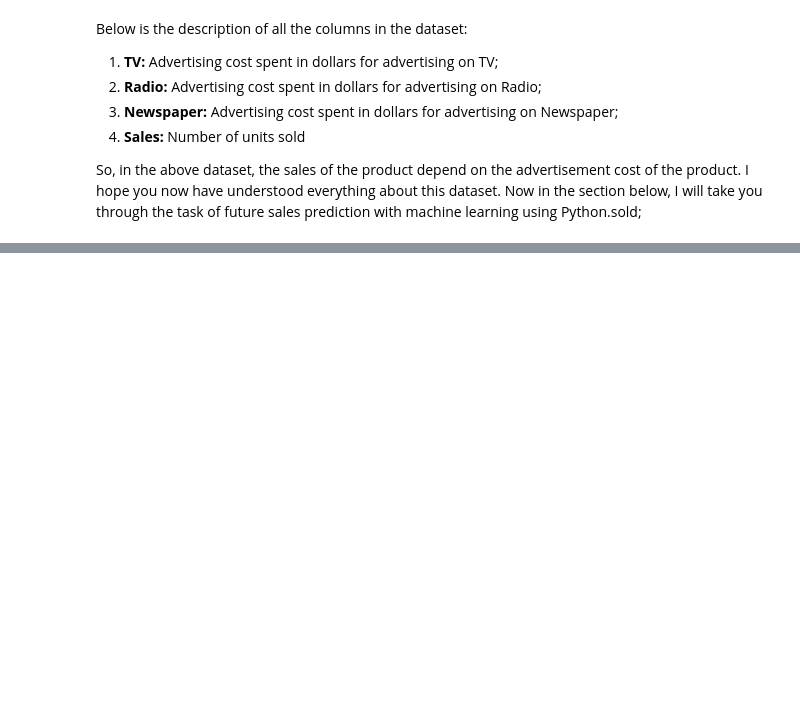
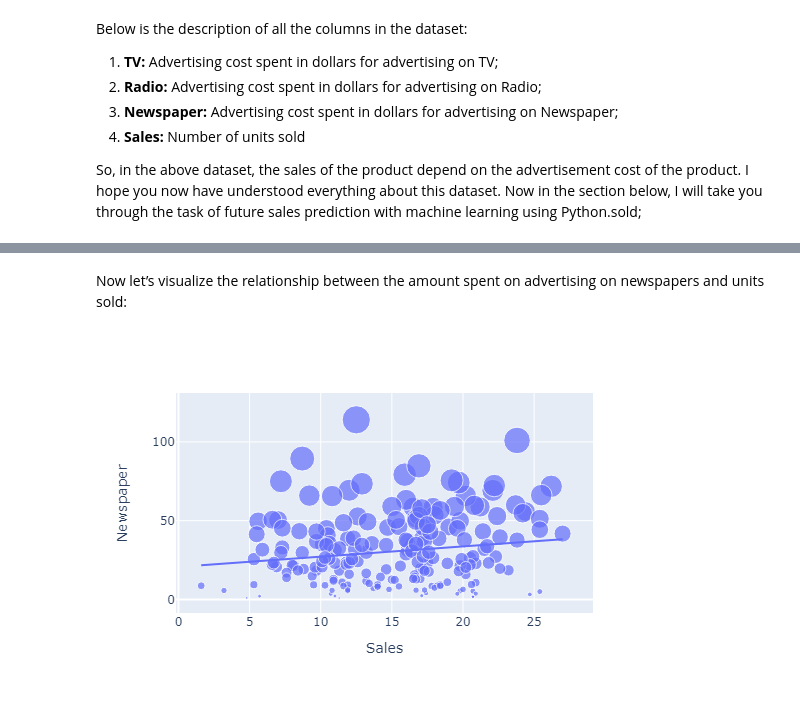
Before and after one commit to LuckyEjenaviSalomi/Data-Science_new, a Jupyter notebook: 0. Projects/201. Future Sales Prediction/Future Sales Prediction.ipynb, the cells around one changed output, grey strips where cells are left out. Drawn from its saved outputs; the diff is of its cells as text; code cells hidden in the pictures; blank space fills up the shorter version.

```diff
--- a/0. Projects/201. Future Sales Prediction/Future Sales Prediction.ipynb
+++ b/0. Projects/201. Future Sales Prediction/Future Sales Prediction.ipynb
@@ -26,0 +83,8 @@ So, in the above dataset, the sales of the product depend on the advertisement c
+# %% [markdown]
+Now let’s visualize the relationship between the amount spent on advertising on newspapers and units sold:
+# %%
+figure = px.scatter(data_frame = data, x="Sales",
+                    y="Newspaper", size="Newspaper", trendline="ols")
+figure.show()
+# %% [output]
+[figure, added]
```
Also changed, not shown: parts of 35 cells of this notebook.
